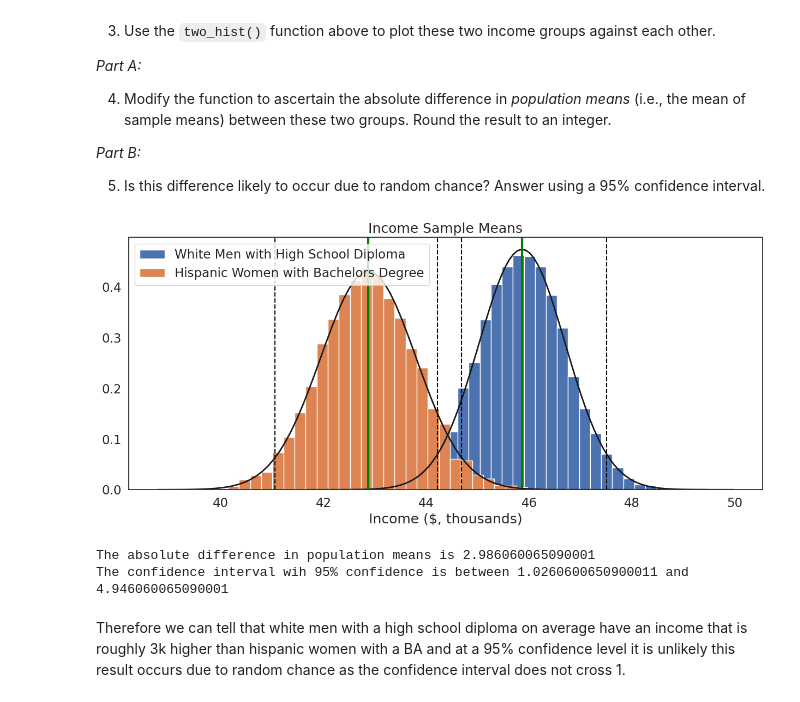
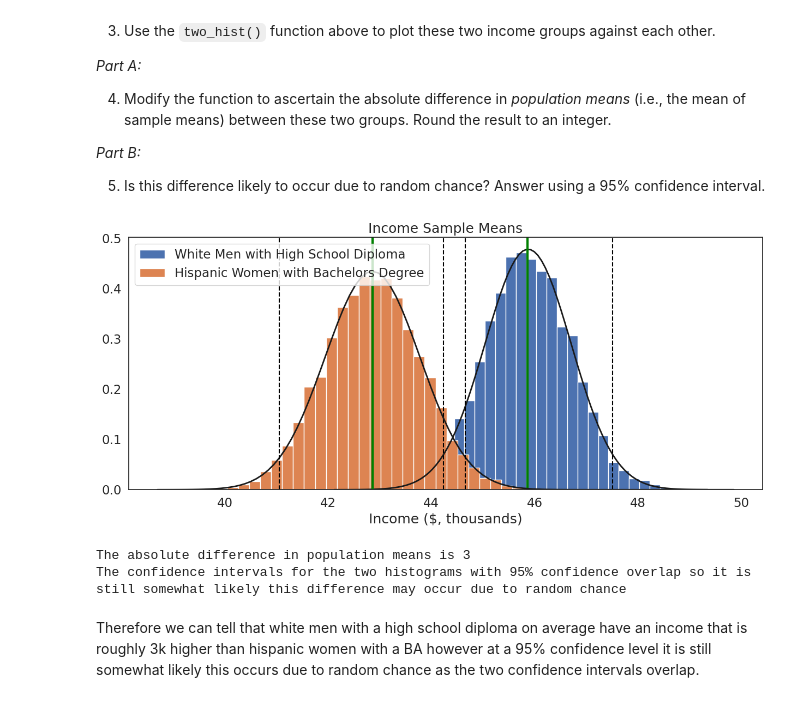
Before and after one commit to defneyucesir/QM-2, a Jupyter notebook: notebooks/W05. Distributions and Basic Statistics.ipynb, the cells around one changed output. Cells and saved outputs as stored; diff of their text form; code cells hidden in the pictures.

```diff
--- a/notebooks/W05. Distributions and Basic Statistics.ipynb
+++ b/notebooks/W05. Distributions and Basic Statistics.ipynb
@@ -160,3 +166,9 @@ dtype: int64
 what other variables are categorical? Convert them to categorical and describe. What is the most common occupation in this dataset?
 # %%
 # convert the variables to categorical and describe
+# %%
+df['state']=df['state'].astype('category')
+df['union']=df['union'].astype('category')
+df['occupation']=df['occupation'].astype('category')
+df['ind']=df['ind'].astype('category')
+df[['occupation', 'sex', 'state', 'sch', 'union', 'ind']].describe()
@@ -360,7 +394,7 @@ Hopefully, you will have noticed that as the sample size increases, the sample m
 #create an empty list to store sample means
 sample_means=[]
 
-sample_size=10
+sample_size=10000
 # loop 10,000 times.
 for i in range(0,10000):
     sample= df['income'].sample(sample_size, replace=True) # draw a sample of 10 observations from the income variable, with replacement
@@ -543,42 +579,40 @@ Intersectionality is an important consideration when thinking about inequality.
 # STEPS 1 & 2
 white_men_highschool=df[(df['sex']==1)&(df['race']==1)&(df['sch']==12)]['income']
 hispanic_women_bachelors=df[(df['sex']==2)&(df['race']==3)&(df['sch']==16)]['income']
 
 # STEP 3
 two_hist([white_men_highschool,hispanic_women_bachelors],['White Men with High School Diploma','Hispanic Women with Bachelors Degree'],'Income ($, thousands)', "Income Sample Means")
 
 
 # PART A) STEP 4
-groups = [white_men_highschool, hispanic_women_bachelors]
+modified_function = [white_men_highschool, hispanic_women_bachelors]
 
 sample_meanshs=[]
 sample_meansba=[]
 
 for i in range(0, 10000):
     samplehs = groups[0].sample(10000, replace=True)
     sample_meanhs = samplehs.mean()
     sample_meanshs.append(sample_meanhs)
 
     sampleba = groups[1].sample(10000, replace=True)
     sample_meanba = sampleba.mean()
     sample_meansba.append(sample_meanba)
 
 mean_of_sample_meanshs = np.mean(sample_meanshs)
 mean_of_sample_meansba = np.mean(sample_meansba)
 
 absdiff = abs(mean_of_sample_meanshs - mean_of_sample_meansba)
-print('The absolute difference in population means is', absdiff)
+rounded_absdiff = round(absdiff)
+print('The absolute difference in population means is', rounded_absdiff)
 
 # PART B) STEP 5
-sediff = np.sqrt(np.var(sample_meanshs) / len(sample_meanshs) + np.var(sample_meansba) / len(sample_meansba))
-lower_ci=absdiff-se*1.96
-upper_ci=absdiff+se*1.96
-print('The confidence interval wih 95% confidence is between', lower_ci, 'and', upper_ci)
+print('The confidence intervals for the two histograms with 95% confidence overlap so it is still somewhat likely this difference may occur due to random chance')
 
-#Given at a 95% confidence level the confidence interval is 1.03-4.95 and does not cross 0, it is unlikely this difference occurs due to random chance
+#Given at a 95% confidence level the confidence intervals for the two histograms overlap it is somewhat likely this difference may occur due to random chance
 # %% [output]
-[figure, old version]
+[figure, new version]
-The absolute difference in population means is 2.986060065090001
-The confidence interval wih 95% confidence is between 1.0260600650900011 and 4.946060065090001
+The absolute difference in population means is 3
+The confidence intervals for the two histograms with 95% confidence overlap so it is still somewhat likely this difference may occur due to random chance
 # %% [markdown]
-Therefore we can tell that white men with a high school diploma on average have an income that is roughly 3k higher than hispanic women with a BA and at a 95% confidence level it is unlikely this result occurs due to random chance as the confidence interval does not cross 1.
+Therefore we can tell that white men with a high school diploma on average have an income that is roughly 3k higher than hispanic women with a BA however at a 95% confidence level it is still somewhat likely this occurs due to random chance as the two confidence intervals overlap.
```
Also changed, not shown: parts of 13 cells of this notebook.
